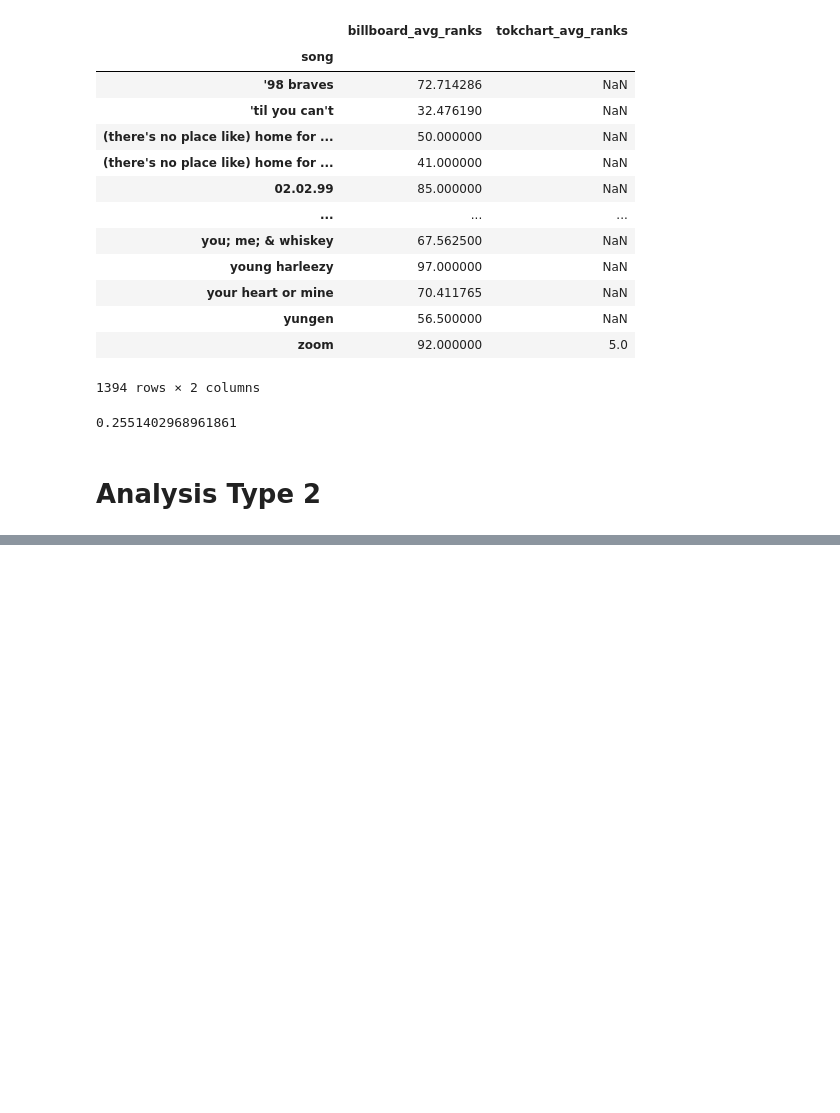
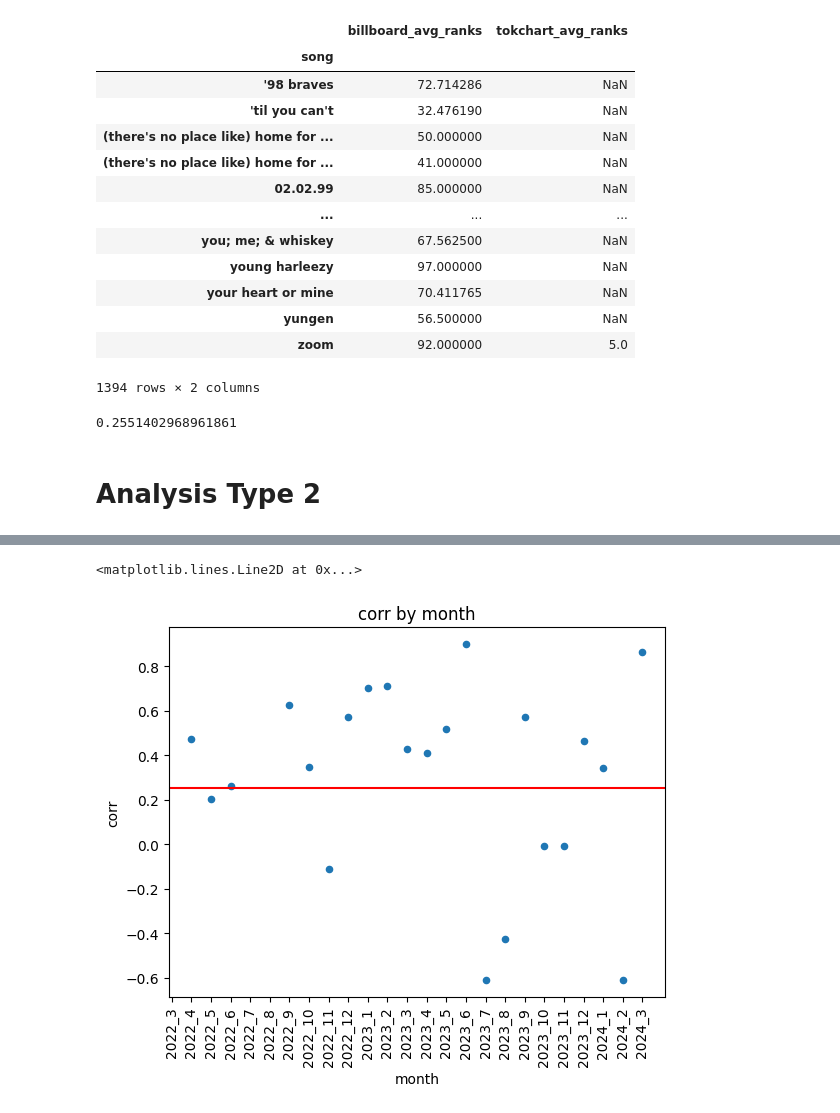
Before and after one commit to CarterT27/tiktok_billboard_virality, a Jupyter notebook: analysis/Analysis.ipynb, the cells around one changed output, grey strips where cells are left out. Saved outputs shown, nothing was run; the diff lists cells and outputs as text; code cells hidden in the pictures; blank space fills up the shorter version.

```diff
--- a/analysis/Analysis.ipynb
+++ b/analysis/Analysis.ipynb
@@ -182,7 +158,11 @@ months
 # %%
+df = pd.DataFrame(columns = ['corr'])
 for month in months:
     bbd = billboard[billboard.get('year_month') == month].get(['song', 'rank'])
     tkct = tokchart[tokchart.get('year_month') == month].get(['song', 'rank'])
-    df = pd.merge(bbd, tkct, how='outer', on='song')
-    print(month, df.corr(method='spearman', numeric_only=True).get('rank_y').iloc[0])
+    month_df = pd.merge(bbd, tkct, how='outer', on='song')
+    df.loc[month] = month_df.corr(method='spearman', numeric_only=True).get('rank_y').iloc[0]
+df = df.reset_index()
+df.columns = ['month', 'corr']
+df
 # %% [output]
@@ -205,0 +186,6 @@ for month in months:
+# %%
+ax = df.plot(kind='scatter', x='month', y='corr', title='corr by month', rot=90)
+ax.axhline(corr, c='r')
+# %% [output]
+<matplotlib.lines.Line2D at 0x...>
+[figure, added]
```
Also changed, not shown: parts of 6 cells of this notebook, 1 other file.
